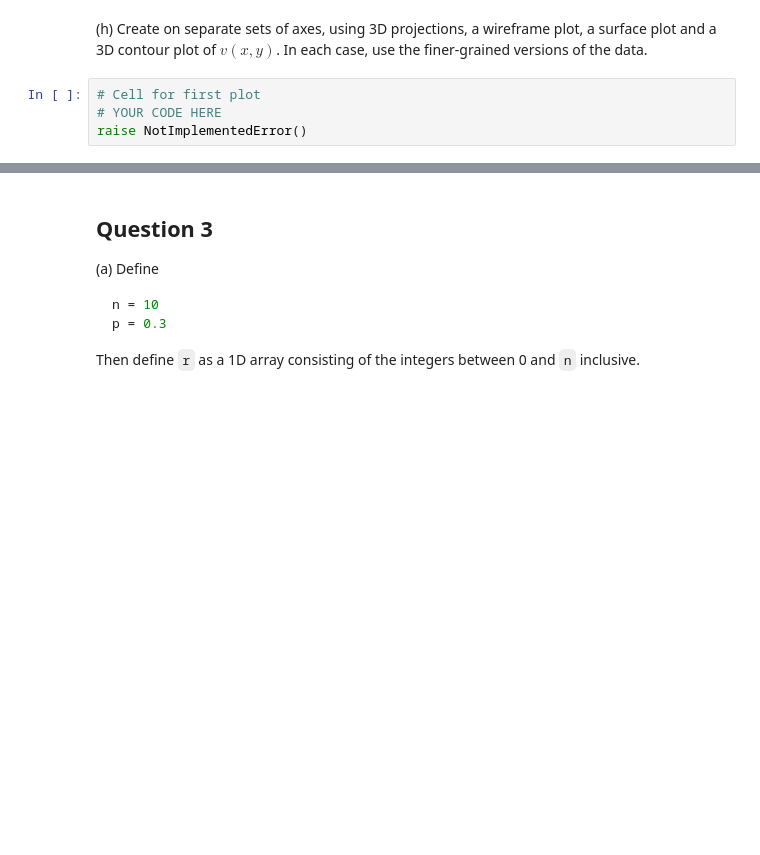
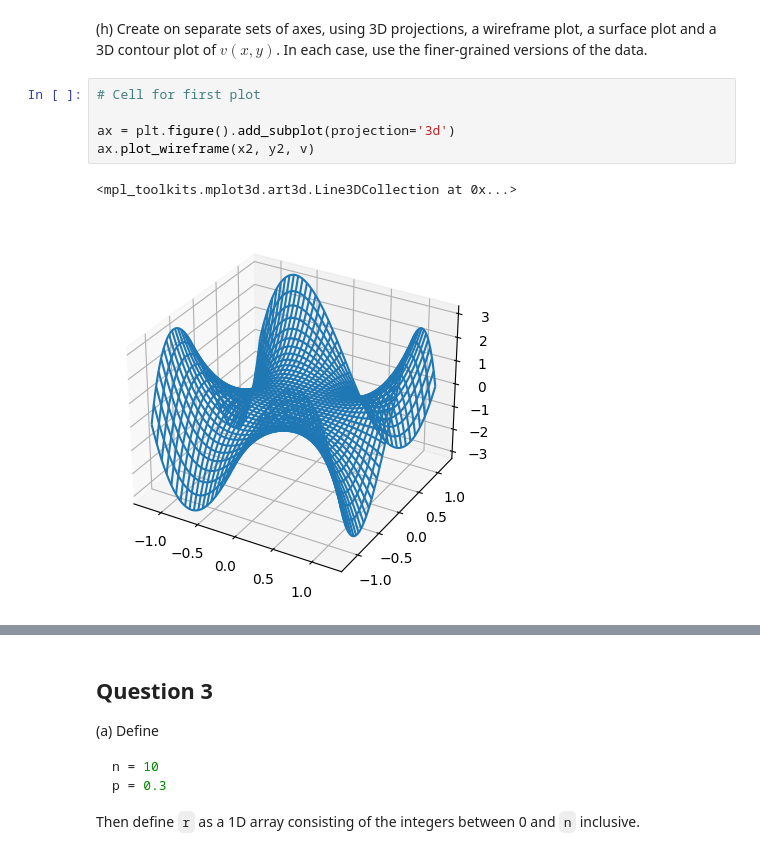
Before and after one commit to Imperial-MATH40006/math40006-2022-23-term2-week4-fkaner0, a Jupyter notebook: term2week4.ipynb, the cells around one changed output, grey strips where cells are left out. Drawn from its saved outputs; the diff is of its cells as text; blank space fills up the shorter version.

```diff
--- a/term2week4.ipynb
+++ b/term2week4.ipynb
@@ -368,7 +391,11 @@ raise NotImplementedError()
 (h) Create on separate sets of axes, using 3D projections, a wireframe plot, a surface plot and a 3D contour plot of $v(x, y)$.  In each case, use the finer-grained versions of the data.
 # %%
 # Cell for first plot
-# YOUR CODE HERE
-raise NotImplementedError()
+
+ax = plt.figure().add_subplot(projection='3d')
+ax.plot_wireframe(x2, y2, v)
+# %% [output]
+<mpl_toolkits.mplot3d.art3d.Line3DCollection at 0x...>
+[figure, added]
 # %%
 # Cell for second plot
```
Also changed, not shown: parts of 29 cells of this notebook.
